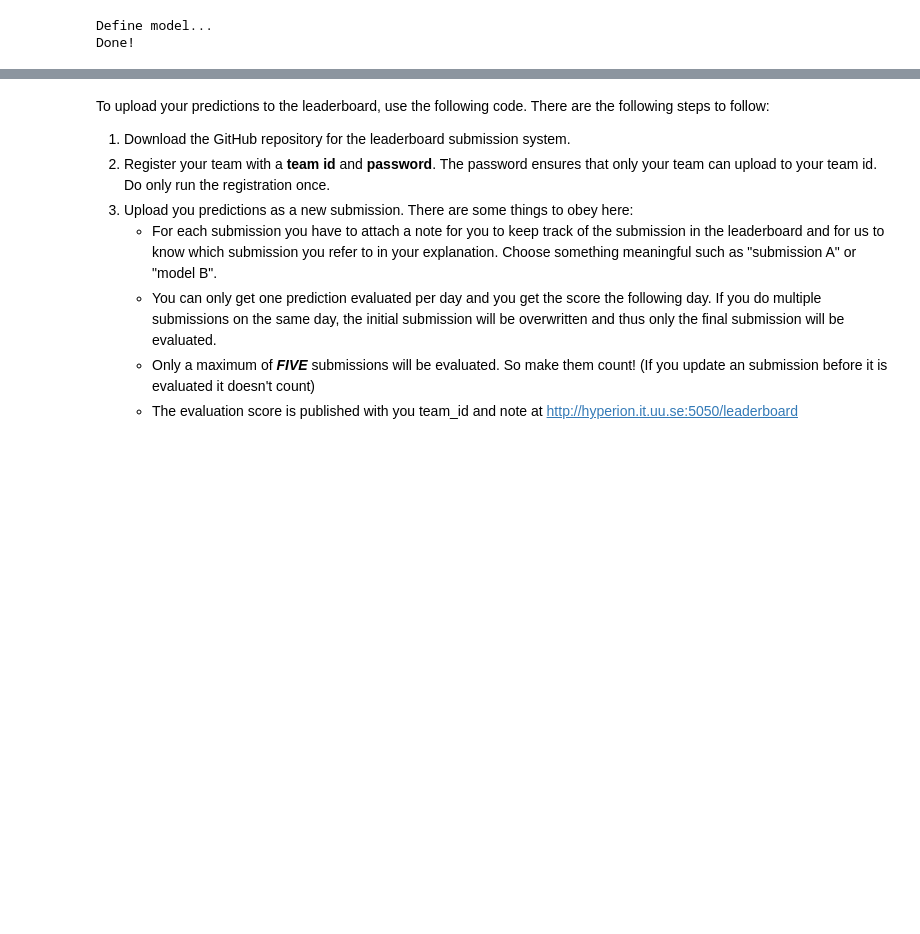
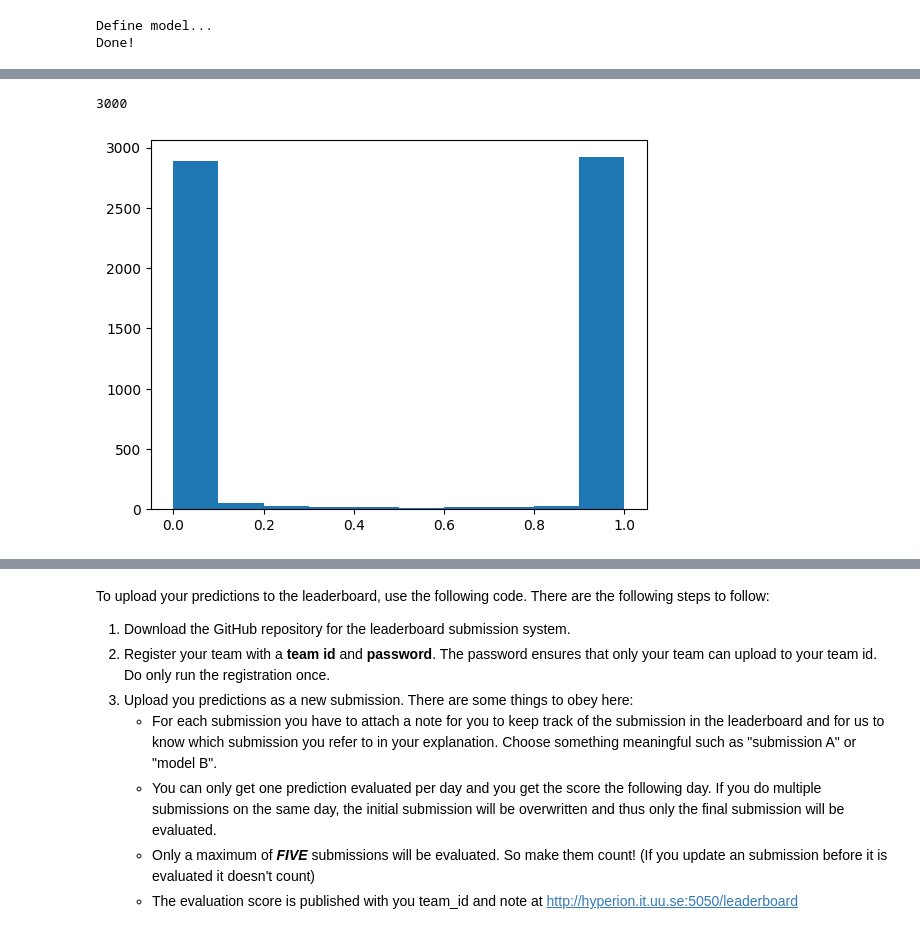
Before and after one commit to molen89/wasp-assignmen-af-classification, a Jupyter notebook: assignment_ecg_classification.ipynb, the cells around one changed output, grey strips where cells are left out. Saved outputs shown, nothing was run; the diff lists cells and outputs as text; code cells hidden in the pictures; blank space fills up the shorter version.

```diff
--- a/assignment_ecg_classification.ipynb
+++ b/assignment_ecg_classification.ipynb
@@ -1110,3 +1227,10 @@ plt.hist(soft_pred[:,1])
+# %%
+plt.hist(soft_pred_save[:,1])
+
+print(np.sum(soft_pred_save[:,1] > 0.5))
+# %% [output]
+3000
+[figure, added]
 # %%
 # np.sum(tmp > 0.5)
 
```
Also changed, not shown: parts of 13 cells of this notebook.
